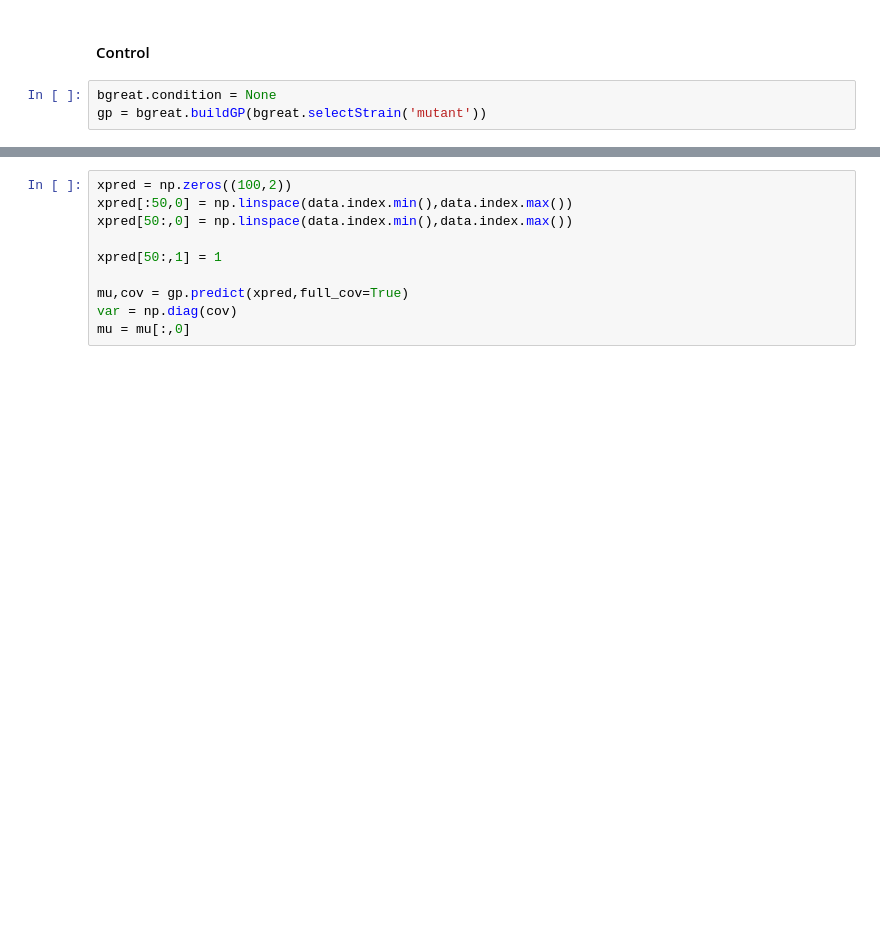
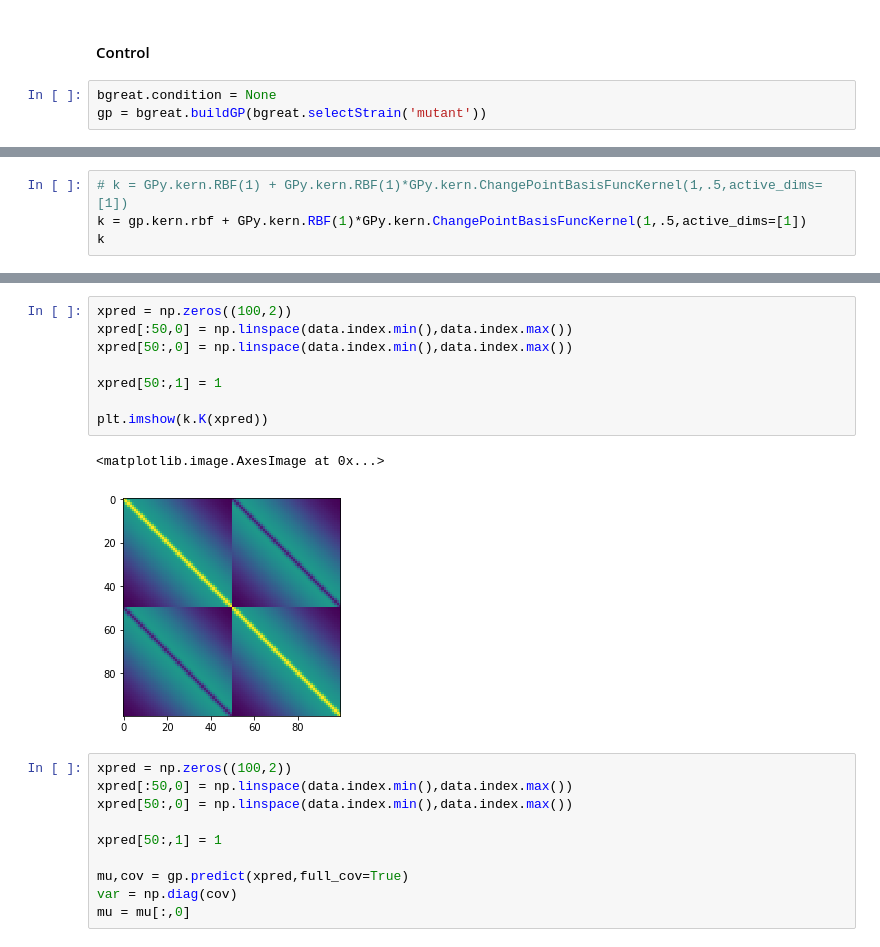
Before and after one commit to ptonner/gp_growth_phenotype, a Jupyter notebook: notebooks/example.ipynb, the cells around one changed output, grey strips where cells are left out. Drawn from its saved outputs; the diff is of its cells as text; blank space fills up the shorter version.

```diff
--- a/notebooks/example.ipynb
+++ b/notebooks/example.ipynb
@@ -173,0 +188,4 @@ Updates: True
+# %%
+# k = GPy.kern.RBF(1) + GPy.kern.RBF(1)*GPy.kern.ChangePointBasisFuncKernel(1,.5,active_dims=[1])
+k = gp.kern.rbf + GPy.kern.RBF(1)*GPy.kern.ChangePointBasisFuncKernel(1,.5,active_dims=[1])
+k
@@ -174,3 +199,14 @@ Updates: True
+# %%
+xpred = np.zeros((100,2))
+xpred[:50,0] = np.linspace(data.index.min(),data.index.max())
+xpred[50:,0] = np.linspace(data.index.min(),data.index.max())
+
+xpred[50:,1] = 1
+
+plt.imshow(k.K(xpred))
+# %% [output]
+<matplotlib.image.AxesImage at 0x...>
+[figure, added]
 # %%
 xpred = np.zeros((100,2))
 xpred[:50,0] = np.linspace(data.index.min(),data.index.max())
```
Also changed, not shown: parts of 18 cells of this notebook, 1 other file.
